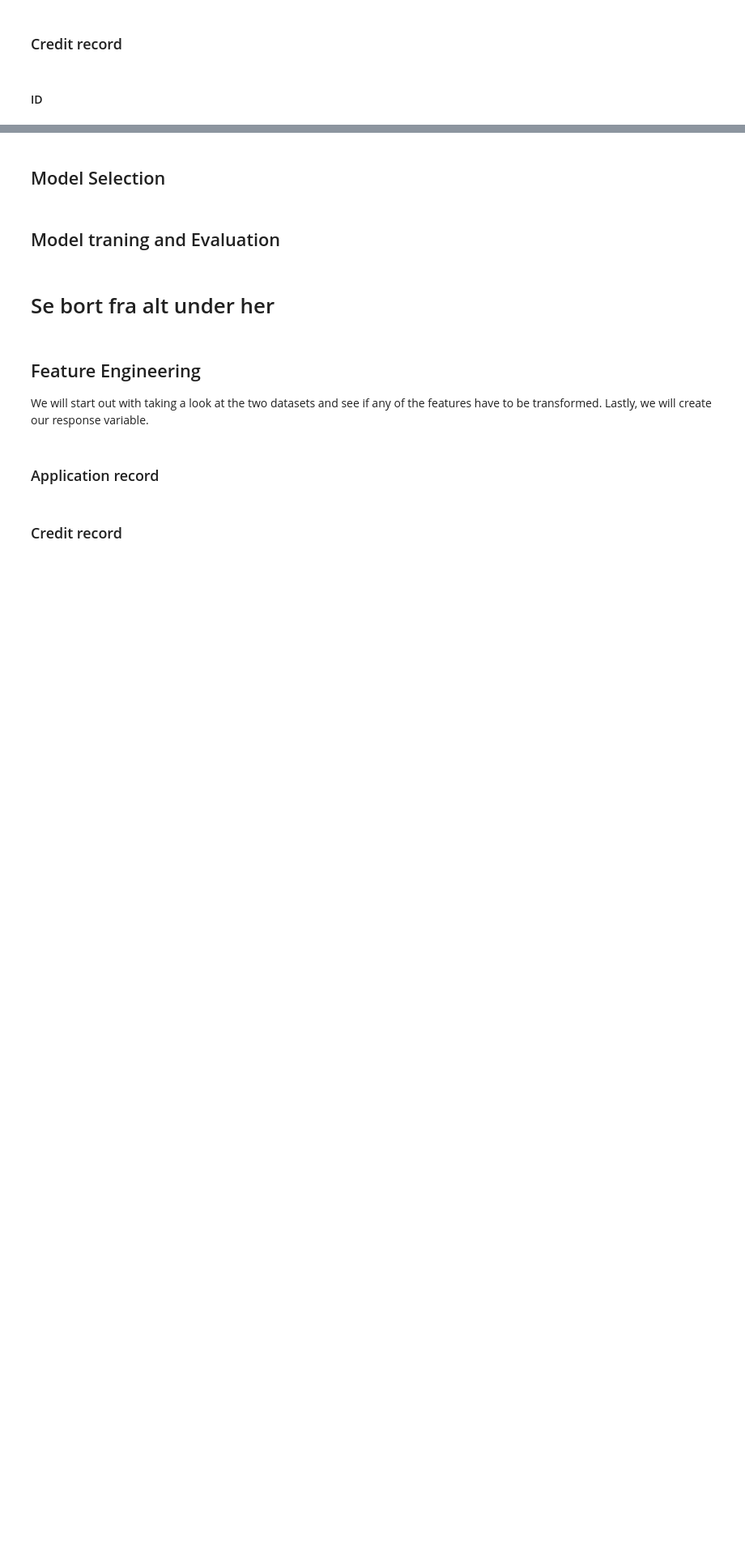
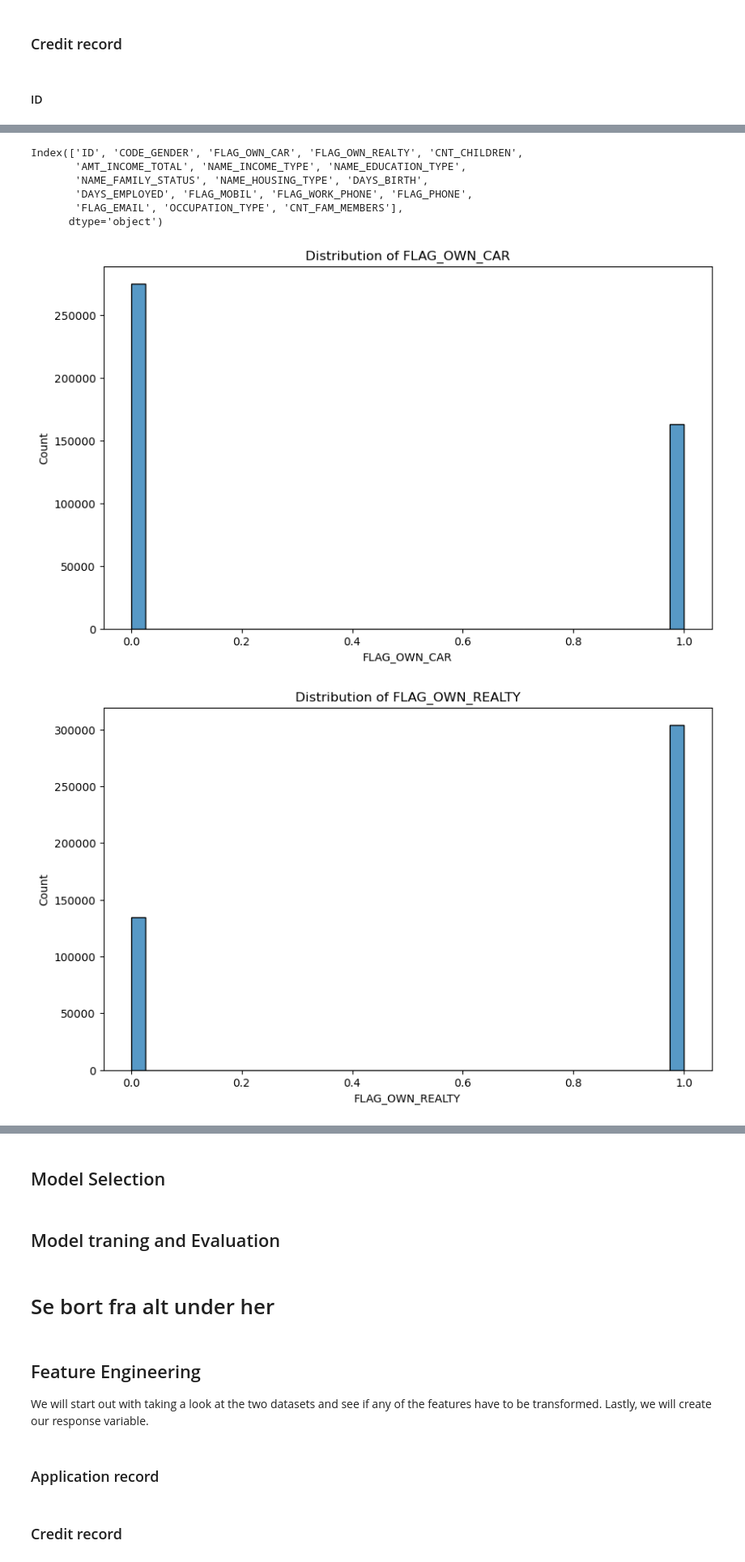
Before and after one commit to DataYankie/CreditCardApproval, a Jupyter notebook: CreditCardApproval.ipynb, the cells around one changed output, grey strips where cells are left out. Shown: that part at 81% size. Cells and saved outputs as stored; diff of their text form; code cells hidden in the pictures; blank space fills up the shorter version.

```diff
--- a/CreditCardApproval.ipynb
+++ b/CreditCardApproval.ipynb
@@ -167,0 +190,2 @@ True
+# %%
+application_record_df['FLAG_OWN_CAR'].replace({'Y': 1, 'N': 0}, inplace=True)
@@ -173,0 +259,4 @@ application_record_df['FLAG_OWN_REALTY'] = application_record_df['FLAG_OWN_REALT
+# %%
+# Replace missing values with 'Unemployed'
+application_record_df['OCCUPATION_TYPE'] = application_record_df['OCCUPATION_TYPE'].fillna('Unemployed')
+application_record_df['OCCUPATION_TYPE'].value_counts(dropna=False)
@@ -182,0 +336,19 @@ credit_record_df['ID'] = credit_record_df['ID'].astype(str)
+# %%
+application_record_df.columns
+# %% [output]
+Index(['ID', 'CODE_GENDER', 'FLAG_OWN_CAR', 'FLAG_OWN_REALTY', 'CNT_CHILDREN',
+       'AMT_INCOME_TOTAL', 'NAME_INCOME_TYPE', 'NAME_EDUCATION_TYPE',
+       'NAME_FAMILY_STATUS', 'NAME_HOUSING_TYPE', 'DAYS_BIRTH',
+       'DAYS_EMPLOYED', 'FLAG_MOBIL', 'FLAG_WORK_PHONE', 'FLAG_PHONE',
+       'FLAG_EMAIL', 'OCCUPATION_TYPE', 'CNT_FAM_MEMBERS'],
+      dtype='object')
+# %%
+numerical_features = application_record_df.select_dtypes(include=['int64', 'float64']).columns
+for feature in numerical_features:
+    plt.figure(figsize=(10, 6))
+    sns.histplot(application_record_df[feature], kde=True)
+    plt.title(f'Distribution of {feature}')
+    plt.show()
+# %% [output]
+[figure, added]
+[figure, added]
```
Also changed, not shown: parts of 22 cells of this notebook.
